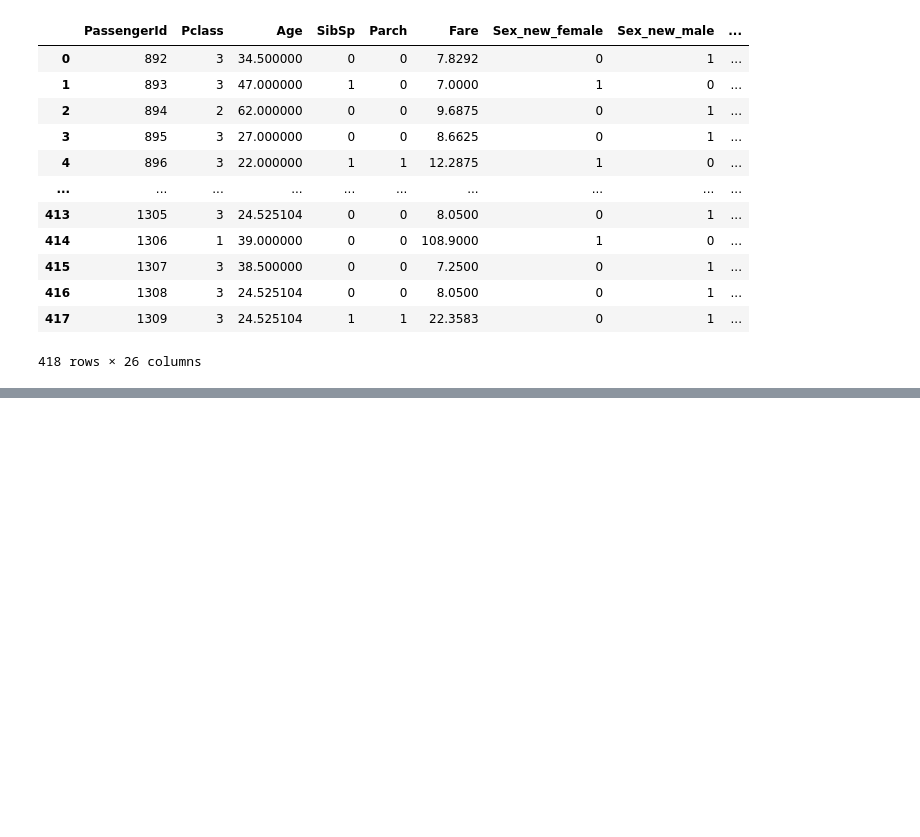
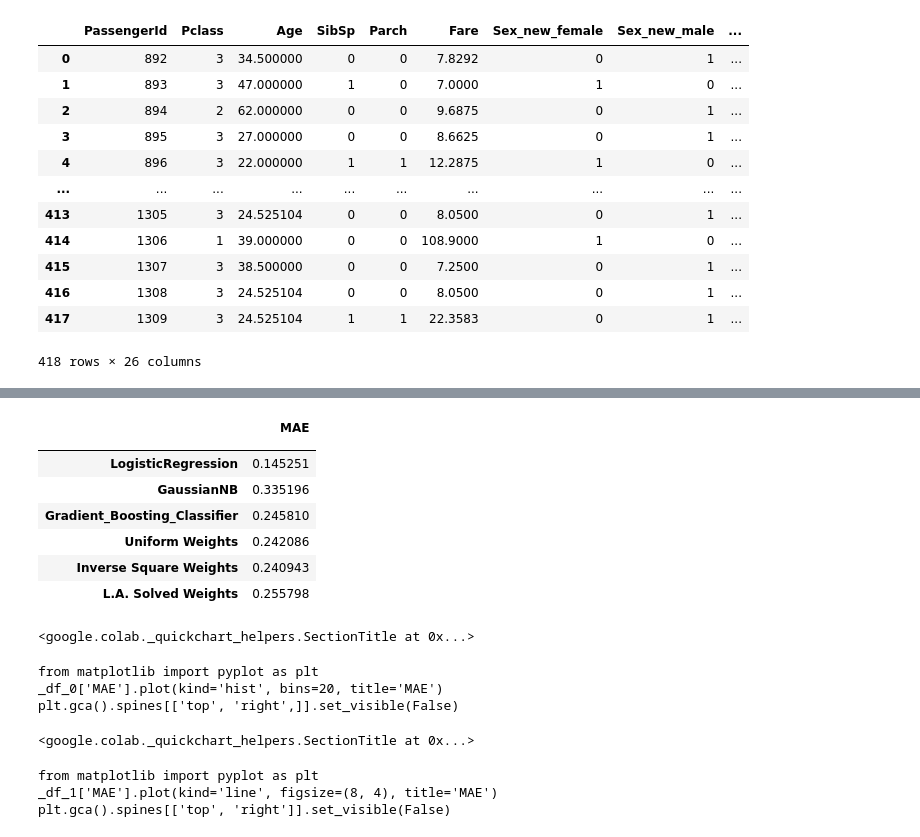
Before and after one commit to 06Cata/Kaggle_Titanic, a Jupyter notebook: Kaggle_titanic_超參數.ipynb, the cells around one changed output, grey strips where cells are left out. Drawn from its saved outputs; the diff is of its cells as text; code cells hidden in the pictures; blank space fills up the shorter version.

```diff
--- a/Kaggle_titanic_超參數.ipynb
+++ b/Kaggle_titanic_超參數.ipynb
@@ -2892,0 +2973,19 @@ accuracy_score(test_y, y_pred)
+# %%
+from scipy.optimize import minimize  # 添加這行代碼來導入 minimize 函數
+
+# 求解最佳權重
+def solve_optimal_weights(corr_matrix):
+    N = corr_matrix.shape[0]
+
+    def objective(weights):
+        return weights.T @ corr_matrix @ weights
+
+    # 全中總和為1
+    initial_weights = np.array([1/N] * N)
+    constraints = ({'type': 'eq', 'fun': lambda w: np.sum(w) - 1})
+    bounds = [(0, 1)] * N
+
+    result = minimize(objective, initial_weights, method='SLSQP', bounds=bounds, constraints=constraints)
+    optimal_weights = result.x
+
+    return optimal_weights
@@ -2892,0 +3055,24 @@ accuracy_score(test_y, y_pred)
+# %%
+EMD = {
+    '': [k for k in ensemble_mae_dict.keys()],
+    'MAE': [np.mean(v) for v in ensemble_mae_dict.values()]
+}
+
+pd.DataFrame(EMD).set_index('')
+# %% [output]
+|  | MAE |
+|  |  |
+| LogisticRegression | 0.145251 |
+| GaussianNB | 0.335196 |
+| Gradient_Boosting_Classifier | 0.245810 |
+| Uniform Weights | 0.242086 |
+| Inverse Square Weights | 0.240943 |
+| L.A. Solved Weights | 0.255798 |
+<google.colab._quickchart_helpers.SectionTitle at 0x...>
+from matplotlib import pyplot as plt
+_df_0['MAE'].plot(kind='hist', bins=20, title='MAE')
+plt.gca().spines[['top', 'right',]].set_visible(False)
+<google.colab._quickchart_helpers.SectionTitle at 0x...>
+from matplotlib import pyplot as plt
+_df_1['MAE'].plot(kind='line', figsize=(8, 4), title='MAE')
+plt.gca().spines[['top', 'right']].set_visible(False)
```
Also changed, not shown: parts of 23 cells of this notebook.
